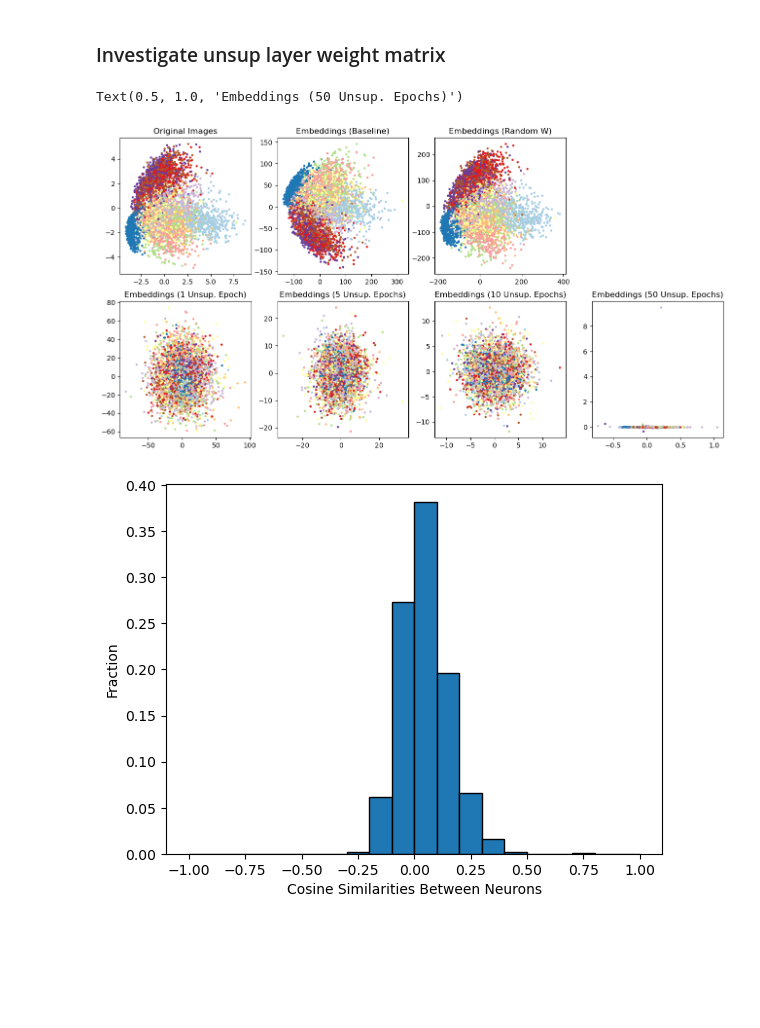
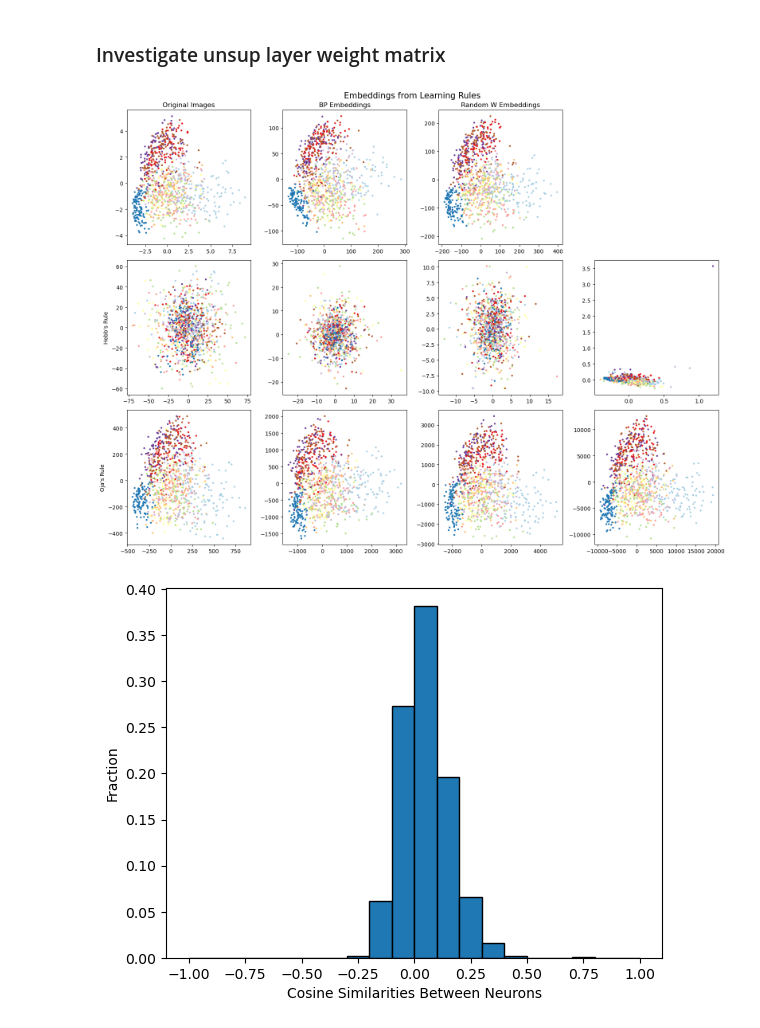
Before and after one commit to cutterdawes/HebbianLearning, a Jupyter notebook: experimental.ipynb, the cells around one changed output. Saved outputs shown, nothing was run; the diff lists cells and outputs as text; code cells hidden in the pictures; blank space fills up the shorter version.

```diff
--- a/experimental.ipynb
+++ b/experimental.ipynb
@@ -24,6 +24,10 @@ hebbs_rule1 = GenHebb(28*28, 2000, 10, hebbs_rule)
 hebbs_rule5 = GenHebb(28*28, 2000, 10, hebbs_rule)
 hebbs_rule10 = GenHebb(28*28, 2000, 10, hebbs_rule)
 hebbs_rule50 = GenHebb(28*28, 2000, 10, hebbs_rule)
+ojas_rule1 = GenHebb(28*28, 2000, 10, ojas_rule)
+ojas_rule5 = GenHebb(28*28, 2000, 10, ojas_rule)
+ojas_rule10 = GenHebb(28*28, 2000, 10, ojas_rule)
+ojas_rule50 = GenHebb(28*28, 2000, 10, ojas_rule)
 random_W = GenHebb(28*28, 2000, 10, random_W)
 baseline = Baseline(28*28, 2000, 10)
 # %%
@@ -31,6 +35,10 @@ hebbs_rule1.load_state_dict(torch.load('saved_models/genhebb-hebbs_rule-1_unsup_
 hebbs_rule5.load_state_dict(torch.load('saved_models/genhebb-hebbs_rule-5_unsup_epochs-50_sup_epochs-0.001_lr-64_batch.pt'))
 hebbs_rule10.load_state_dict(torch.load('saved_models/genhebb-hebbs_rule-10_unsup_epochs-50_sup_epochs-0.001_lr-64_batch.pt'))
 hebbs_rule50.load_state_dict(torch.load('saved_models/genhebb-hebbs_rule-50_unsup_epochs-50_sup_epochs-0.001_lr-64_batch.pt'))
+ojas_rule1.load_state_dict(torch.load('saved_models/genhebb-ojas_rule-1_unsup_epochs-50_sup_epochs-0.001_lr-64_batch.pt'))
+ojas_rule5.load_state_dict(torch.load('saved_models/genhebb-ojas_rule-5_unsup_epochs-50_sup_epochs-0.001_lr-64_batch.pt'))
+ojas_rule10.load_state_dict(torch.load('saved_models/genhebb-ojas_rule-10_unsup_epochs-50_sup_epochs-0.001_lr-64_batch.pt'))
+ojas_rule50.load_state_dict(torch.load('saved_models/genhebb-ojas_rule-50_unsup_epochs-50_sup_epochs-0.001_lr-64_batch.pt'))
 random_W.load_state_dict(torch.load('saved_models/genhebb-random_W-1_unsup_epochs-50_sup_epochs-0.001_lr-64_batch.pt'))
 baseline.load_state_dict(torch.load('saved_models/baseline-50_epochs-0.001_lr-64_batch.pt'))
 # %% [output]
@@ -44,7 +52,7 @@ pca = PCA(n_components=2)
 # %%
 trainset = FastMNIST('./data', train=True, download=True)
 # %%
-images, labels = next(iter(DataLoader(trainset, batch_size=5000, shuffle=True)))
+images, labels = next(iter(DataLoader(trainset, batch_size=1000, shuffle=True)))
 # %%
 x = images.reshape(-1, 28*28)
 x_proj = pca.fit_transform(x)
@@ -61,0 +69,10 @@ Wx_proj_random_W = pca.fit_transform(Wx_random_W.detach())
+# %%
+# oja's rule
+Wx_ojas_rule1 = ojas_rule1.unsup_layer(x)
+Wx_proj_ojas_rule1 = pca.fit_transform(Wx_ojas_rule1.detach())
+Wx_ojas_rule5 = ojas_rule5.unsup_layer(x)
+Wx_proj_ojas_rule5 = pca.fit_transform(Wx_ojas_rule5.detach())
+Wx_ojas_rule10 = ojas_rule10.unsup_layer(x)
+Wx_proj_ojas_rule10 = pca.fit_transform(Wx_ojas_rule10.detach())
+Wx_ojas_rule50 = ojas_rule50.unsup_layer(x)
+Wx_proj_ojas_rule50 = pca.fit_transform(Wx_ojas_rule50.detach())
@@ -63,28 +84,33 @@ Wx_proj_random_W = pca.fit_transform(Wx_random_W.detach())
 Wx_baseline = baseline.input(x)
 Wx_proj_baseline = pca.fit_transform(Wx_baseline.detach())
 # %%
-fig, axes = plt.subplots(2, 4, figsize=(16, 8))
+fig, axes = plt.subplots(3, 4, figsize=(16, 12))
 
 axes[0, 0].scatter(x_proj[:, 0], x_proj[:, 1], c=labels, cmap='Paired', s=5)
 axes[0, 1].scatter(Wx_proj_baseline[:, 0], Wx_proj_baseline[:, 1], c=labels, cmap='Paired', s=5)
 axes[0, 2].scatter(Wx_proj_random_W[:, 0], Wx_proj_random_W[:, 1], c=labels, cmap='Paired', s=5)
 axes[1, 0].scatter(Wx_proj_hebbs_rule1[:, 0], Wx_proj_hebbs_rule1[:, 1], c=labels, cmap='Paired', s=5)
 axes[1, 1].scatter(Wx_proj_hebbs_rule5[:, 0], Wx_proj_hebbs_rule5[:, 1], c=labels, cmap='Paired', s=5)
 axes[1, 2].scatter(Wx_proj_hebbs_rule10[:, 0], Wx_proj_hebbs_rule10[:, 1], c=labels, cmap='Paired', s=5)
 axes[1, 3].scatter(Wx_proj_hebbs_rule50[:, 0], Wx_proj_hebbs_rule50[:, 1], c=labels, cmap='Paired', s=5)
+axes[2, 0].scatter(Wx_proj_ojas_rule1[:, 0], Wx_proj_ojas_rule1[:, 1], c=labels, cmap='Paired', s=5)
+axes[2, 1].scatter(Wx_proj_ojas_rule5[:, 0], Wx_proj_ojas_rule5[:, 1], c=labels, cmap='Paired', s=5)
+axes[2, 2].scatter(Wx_proj_ojas_rule10[:, 0], Wx_proj_ojas_rule10[:, 1], c=labels, cmap='Paired', s=5)
+axes[2, 3].scatter(Wx_proj_ojas_rule50[:, 0], Wx_proj_ojas_rule50[:, 1], c=labels, cmap='Paired', s=5)
 
 axes[0, 0].set_title('Original Images')
-axes[0, 1].set_title('Embeddings (Baseline)')
-axes[0, 2].set_title('Embeddings (Random W)')
+axes[0, 1].set_title('BP Embeddings')
+axes[0, 2].set_title('Random W Embeddings')
 axes[0, 3].axis('off')
-axes[1, 0].set_title('Embeddings (1 Unsup. Epoch)')
-axes[1, 1].set_title('Embeddings (5 Unsup. Epochs)')
-axes[1, 2].set_title('Embeddings (10 Unsup. Epochs)')
-axes[1, 3].set_title('Embeddings (50 Unsup. Epochs)')
+axes[1, 0].set_ylabel("Hebb's Rule")
+# axes[1, 0].set_ylabel()
+axes[2, 0].set_ylabel("Oja's Rule")
+
+fig.suptitle('Embeddings from Learning Rules', fontsize=15)
+plt.tight_layout()
 # fig.savefig('figures/embeddings_comparison.png', dpi=300)
 # %% [output]
-Text(0.5, 1.0, 'Embeddings (50 Unsup. Epochs)')
-[figure, old version]
+[figure, new version]
 # %%
 def plot_neuron_similarities(model, num_samples):
     # get and normalize weight matrix
```
Also changed, not shown: parts of 4 cells of this notebook, 1 other file.
